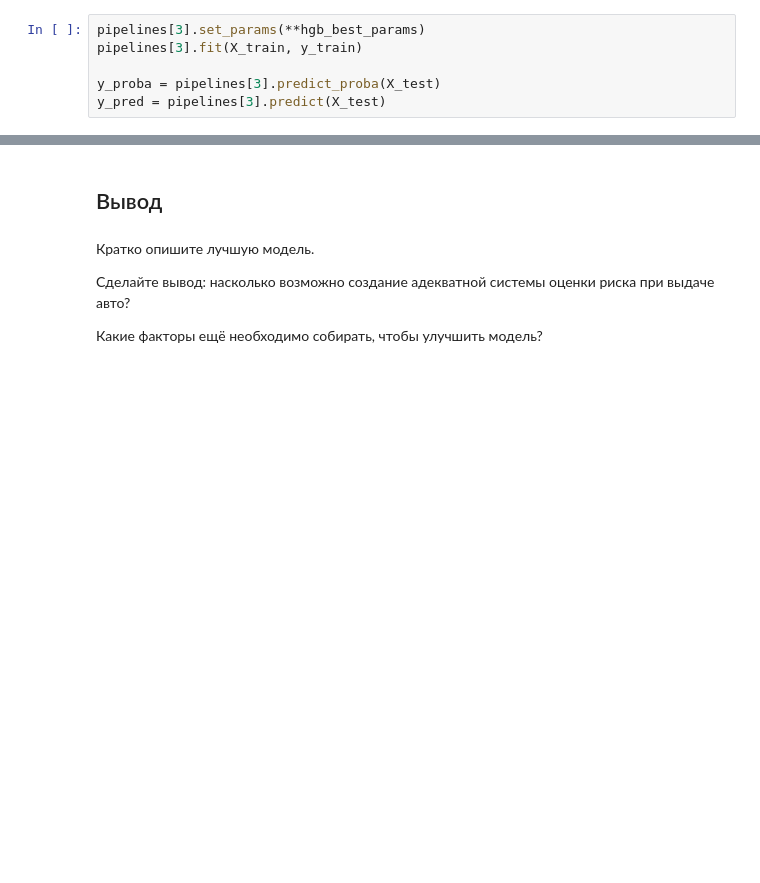
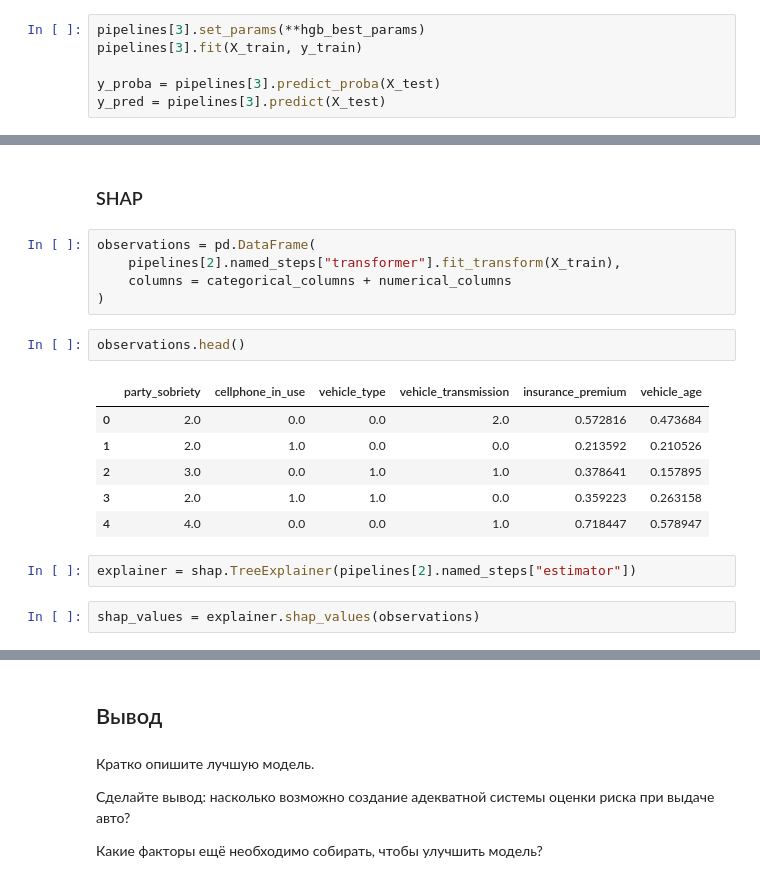
Before and after one commit to dimdasci/yp15-motor-vehicle-collisions, a Jupyter notebook: notebooks/yp15-motor-vehicle-collisions.ipynb, the cells around one changed output, grey strips where cells are left out. Saved outputs shown, nothing was run; the diff lists cells and outputs as text; blank space fills up the shorter version.

```diff
--- a/notebooks/yp15-motor-vehicle-collisions.ipynb
+++ b/notebooks/yp15-motor-vehicle-collisions.ipynb
@@ -1394,0 +1395,20 @@ array([[731, 456],
+# %% [markdown]
+### SHAP
+# %%
+observations = pd.DataFrame(
+    pipelines[2].named_steps["transformer"].fit_transform(X_train),
+    columns = categorical_columns + numerical_columns
+)
+# %%
+observations.head()
+# %% [output]
+|  | party_sobriety | cellphone_in_use | vehicle_type | vehicle_transmission | insurance_premium | vehicle_age |
+| 0 | 2.0 | 0.0 | 0.0 | 2.0 | 0.572816 | 0.473684 |
+| 1 | 2.0 | 1.0 | 0.0 | 0.0 | 0.213592 | 0.210526 |
+| 2 | 3.0 | 0.0 | 1.0 | 1.0 | 0.378641 | 0.157895 |
+| 3 | 2.0 | 1.0 | 1.0 | 0.0 | 0.359223 | 0.263158 |
+| 4 | 4.0 | 0.0 | 0.0 | 1.0 | 0.718447 | 0.578947 |
+# %%
+explainer = shap.TreeExplainer(pipelines[2].named_steps["estimator"])
+# %%
+shap_values = explainer.shap_values(observations)
```
Also changed, not shown: parts of 19 cells of this notebook, 1 other file.
